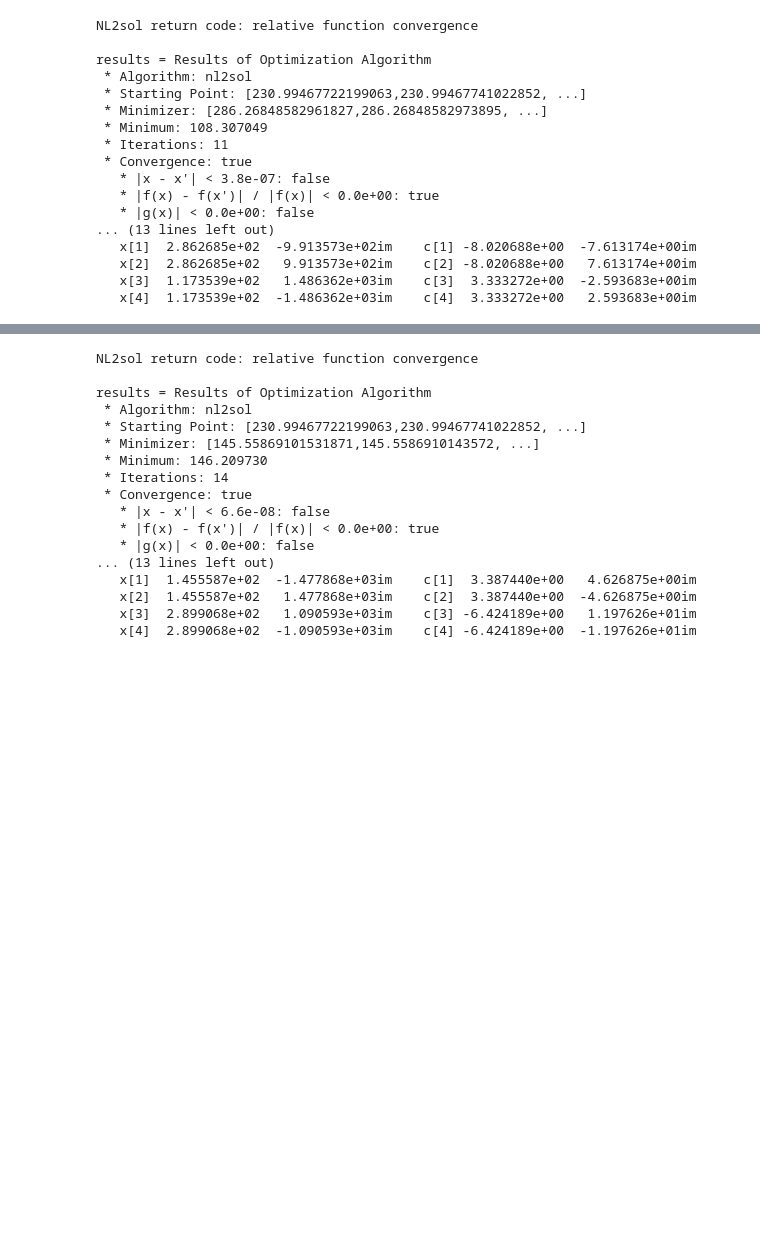
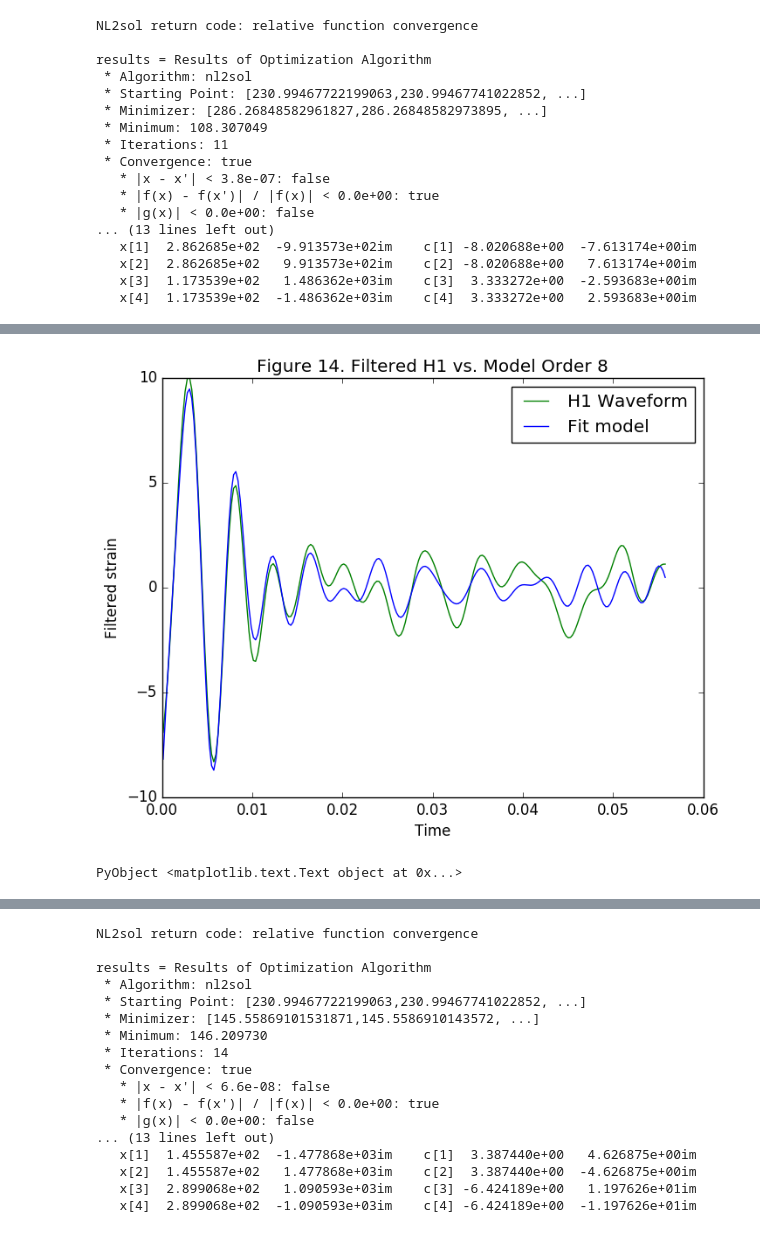
Before and after one commit to macd/dbm_notebooks, a Jupyter notebook: ringdown_fit.ipynb, the cells around one changed output, grey strips where cells are left out. Drawn from its saved outputs; the diff is of its cells as text; code cells hidden in the pictures; blank space fills up the shorter version.

```diff
--- a/ringdown_fit.ipynb
+++ b/ringdown_fit.ipynb
@@ -306,6 +310,7 @@ t_nr_trunc = t_nr[idx]
 y_nr_trunc = y_nr[idx]
 # Use previous solution as starting guess
 x_init = x[5:8]
+x_all_sv = copy(x)
 x_init_sv = copy(x_init)  # save for later
 x, c, resid, resid_norm, y_est, reg = exp_fit(4, y_nr_trunc, t_nr_trunc, x_init)
 pcmplx(x, c)
@@ -625,0 +631,3 @@ and finally for the L1 waveform
+# %%
+x, c, resid, resid_norm, y_est, reg = exp_fit(8, y_h1f, t_h1f, x_all_sv)
+pcmplx(x, c)
@@ -625,0 +652,10 @@ and finally for the L1 waveform
+# %%
+plot(t_h1f, y_h1f, "g", label="H1 Waveform")
+plot(t_h1f, y_est, label="Fit model")
+title("Figure 14. Filtered H1 vs. Model Order 8")
+legend(loc="upper right")
+xlabel("Time")
+ylabel("Filtered strain")
+# %% [output]
+[figure, added]
+PyObject <matplotlib.text.Text object at 0x...>
```
Also changed, not shown: parts of 11 cells of this notebook.
